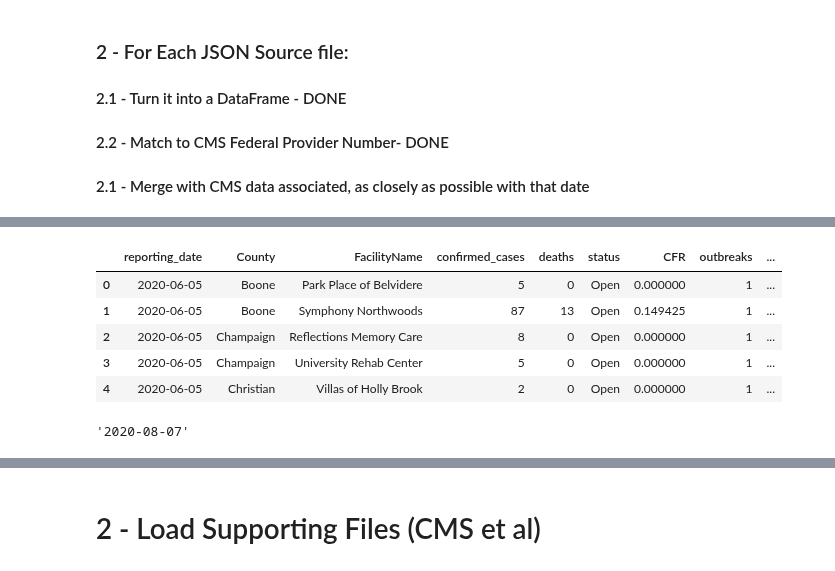
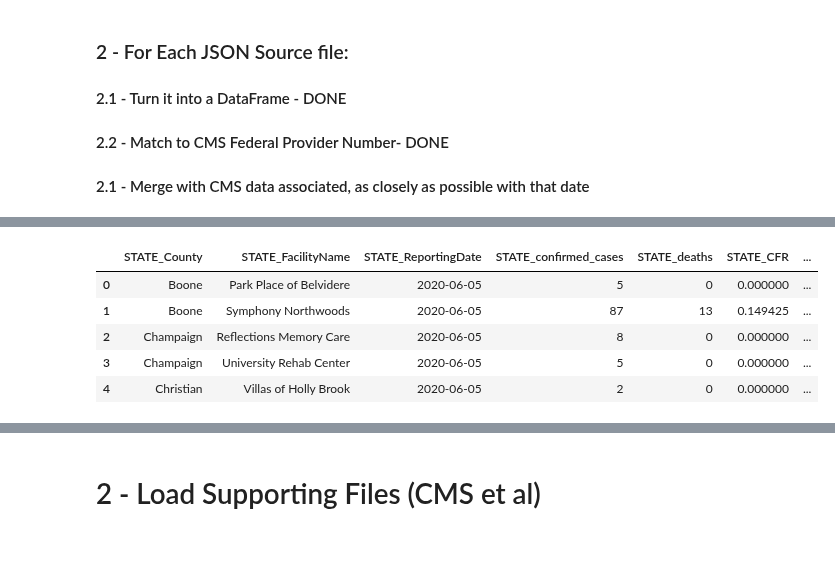
Before and after one commit to JaviThomas/Covid-County-LTC-Analysis, a Jupyter notebook: ILSummary-v12-6.ipynb, the cells around one changed output, grey strips where cells are left out. Cells and saved outputs as stored; diff of their text form; code cells hidden in the pictures.

Commit message:
Refactored and improved collection code to add Open/Closed in Facilties data and CMS Fed Num"

```diff
--- a/ILSummary-v12-6.ipynb
+++ b/ILSummary-v12-6.ipynb
@@ -149,6 +154,7 @@ def process_json_IL (filename, display_dfs=False, display_summary=True):
     df_facilities['facilities'] = 1
     df_facilities.insert(0, 'ReportingDate', reporting_date)
     df_facilities.sort_values(by='confirmed_cases', ascending=False).to_csv('Reporting_data/IL_' + reporting_date + '_Facilities_LTC_data_v2.csv')
+    df_facilities.reset_index(inplace=True)
 
     # Save and Display County Level Data
     df_county = df_facilities.groupby(by=['County']).sum()
@@ -156,7 +162,7 @@ def process_json_IL (filename, display_dfs=False, display_summary=True):
     df_county.insert(0, 'ReportingDate', reporting_date)
     filename = 'Reporting_data/IL_' + reporting_date + '_County_LTC_stats_v2.csv'
     df_county.sort_values('confirmed_cases', ascending=False).to_csv('Reporting_data/IL_' + reporting_date + '_County_LTC_stats_v2.csv')
-
+    df_county.reset_index(inplace=True)
 
     if display_dfs:
         print("\nOutbreak Data\n=============")
@@ -166,7 +172,7 @@ def process_json_IL (filename, display_dfs=False, display_summary=True):
         print("\nCounty Data\n===========")
         display(df_county.sort_values(by='confirmed_cases', ascending=False).head(10))
 
-    return reporting_date, summary, outbreak_df, df_facilities, df_county
+    return reporting_date, summary, outbreak_df.add_prefix('STATE_'), df_facilities.add_prefix('STATE_'), df_county
 # %%
 def facility2CMSNum (facilityName):
     if facilityName in ltc_name2cms_id:
@@ -231,13 +237,13 @@ outbreak_dfs = []
 for file in files:
     [reporting_date, summary, outbreak_df, df_facilities, df_county] = process_json_IL(file, )
 
-    df_facilities.reset_index(inplace=True) # Needed because used group by to get facility level data ToDo: COnsider moving this code up
-    df_facilities['county-facName']= df_facilities['County'].str.upper() + '-' + df_facilities['FacilityName'].str.upper()
-    df_facilities['CMS_ProvNum'] = df_facilities['county-facName'].apply(lambda x: facility2CMSNum(x))
+#     df_facilities.reset_index(inplace=True) # Needed because used group by to get facility level data ToDo: COnsider moving this code up
+    df_facilities['STATE_county-facName']= df_facilities['STATE_County'].str.upper() + '-' + df_facilities['STATE_FacilityName'].str.upper()
+    df_facilities['STATE_CMS_ProvNum'] = df_facilities['STATE_county-facName'].apply(lambda x: facility2CMSNum(x))
     facility_dfs.append(df_facilities)
 
-    outbreak_df['county-facName'] = outbreak_df['County'].str.upper() + '-' + outbreak_df['FacilityName'].str.upper()
-    outbreak_df['CMS_ProvNum'] = outbreak_df['county-facName'].apply(lambda x: facility2CMSNum(x))
+    outbreak_df['STATE_county-facName'] = outbreak_df['STATE_County'].str.upper() + '-' + outbreak_df['STATE_FacilityName'].str.upper()
+    outbreak_df['STATE_CMS_ProvNum'] = outbreak_df['STATE_county-facName'].apply(lambda x: facility2CMSNum(x))
     outbreak_dfs.append(outbreak_df)
 # %% [output]
 Date: 2020-06-05
@@ -259,20 +265,20 @@ Outbreaks: 707
 Facilities: 691
 # %%
 all_facilities_df = pd.concat(facility_dfs)
-all_facilities_df['ReportingDate']= pd.to_datetime(all_facilities_df['ReportingDate'])
-all_facilities_df['MatchingDate'] = all_facilities_df['ReportingDate'].apply(lambda x: get_matching_cms_date(x))
+all_facilities_df['STATE_ReportingDate']= pd.to_datetime(all_facilities_df['STATE_ReportingDate'])
+all_facilities_df['STATE_MatchingDate'] = all_facilities_df['STATE_ReportingDate'].apply(lambda x: get_matching_cms_date(x))
 
 all_outbreaks_df = pd.concat(outbreak_dfs)
-all_outbreaks_df['reporting_date']= pd.to_datetime(all_outbreaks_df['reporting_date'])
-all_outbreaks_df['MatchingDate'] = all_outbreaks_df['reporting_date'].apply(lambda x: get_matching_cms_date(x))
+all_outbreaks_df['STATE_reporting_date']= pd.to_datetime(all_outbreaks_df['STATE_reporting_date'])
+all_outbreaks_df['STATE_MatchingDate'] = all_outbreaks_df['STATE_reporting_date'].apply(lambda x: get_matching_cms_date(x))
 # %%
-all_outbreaks_df.head()
+all_facilities_df.head()
 # %% [output]
-|  | reporting_date | County | FacilityName | confirmed_cases | deaths | status | CFR | outbreaks | ... |
-| 0 | 2020-06-05 | Boone | Park Place of Belvidere | 5 | 0 | Open | 0.000000 | 1 | ... |
-| 1 | 2020-06-05 | Boone | Symphony Northwoods | 87 | 13 | Open | 0.149425 | 1 | ... |
-| 2 | 2020-06-05 | Champaign | Reflections Memory Care | 8 | 0 | Open | 0.000000 | 1 | ... |
-| 3 | 2020-06-05 | Champaign | University Rehab Center | 5 | 0 | Open | 0.000000 | 1 | ... |
-| 4 | 2020-06-05 | Christian | Villas of Holly Brook | 2 | 0 | Open | 0.000000 | 1 | ... |
+|  | STATE_County | STATE_FacilityName | STATE_ReportingDate | STATE_confirmed_cases | STATE_deaths | STATE_CFR | ... |
+| 0 | Boone | Park Place of Belvidere | 2020-06-05 | 5 | 0 | 0.000000 | ... |
+| 1 | Boone | Symphony Northwoods | 2020-06-05 | 87 | 13 | 0.149425 | ... |
+| 2 | Champaign | Reflections Memory Care | 2020-06-05 | 8 | 0 | 0.000000 | ... |
+| 3 | Champaign | University Rehab Center | 2020-06-05 | 5 | 0 | 0.000000 | ... |
+| 4 | Christian | Villas of Holly Brook | 2020-06-05 | 2 | 0 | 0.000000 | ... |
 # %%
 all_facilities_df_match_list = []
@@ -289,7 +295,3 @@ all_facilities_df_match.to_csv(filename, index=False)
 
 # filename =  "Reporting_data/IL_" + reporting_date + "_Outbreaks_FullSummary_LTC_data_Source.csv"
 # all_outbreaks_df.to_csv(filename, index=False)
-# %%
-reporting_date
-# %% [output]
-'2020-08-07'
```
Also changed, not shown: parts of 11 cells of this notebook, 11 other files.
